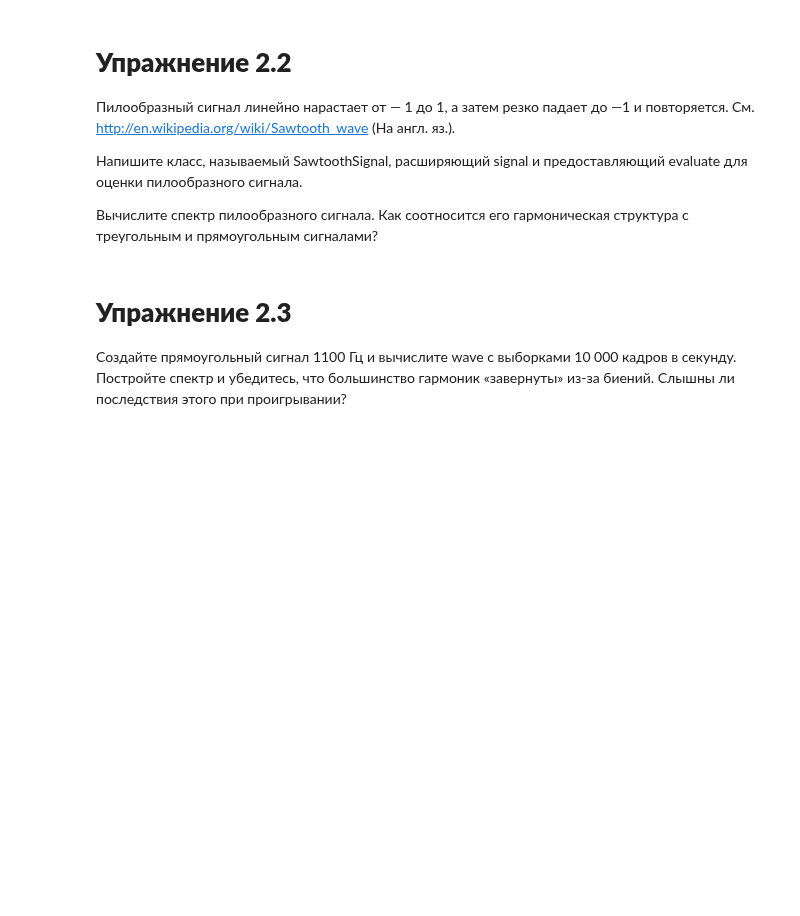
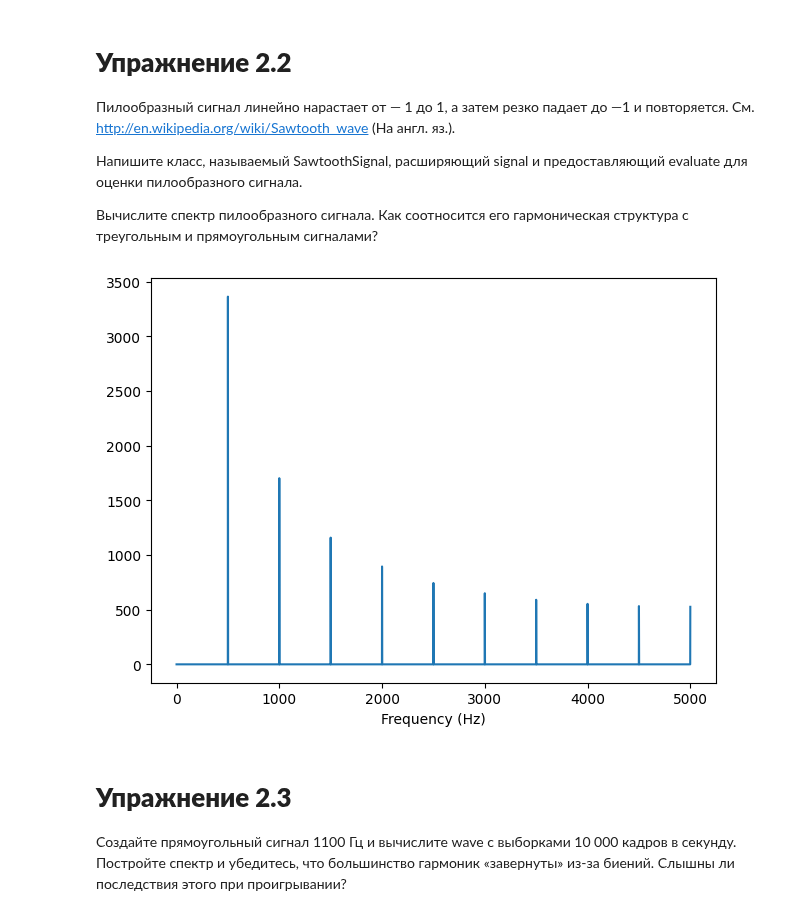
Before and after one commit to brfrmhvn/ThinkDSP, a Jupyter notebook: code/chap02.ipynb, the cells around one changed output. Drawn from its saved outputs; the diff is of its cells as text; code cells hidden in the pictures; blank space fills up the shorter version.

```diff
--- a/code/chap02.ipynb
+++ b/code/chap02.ipynb
@@ -279,3 +285,9 @@ interact(view_harmonics, freq=slider1, framerate=slider2);
+# %%
+spectrum = wave.make_spectrum()
+spectrum.plot()
+decorate(xlabel='Frequency (Hz)')
+# %% [output]
+[figure, added]
 # %% [markdown]
 # **Упражнение 2.3**
 Создайте прямоугольный сигнал 1100 Гц и вычислите wave с выборками 10 000 кадров в секунду. Постройте спектр и убедитесь, что
```
Also changed, not shown: parts of 36 cells of this notebook.
